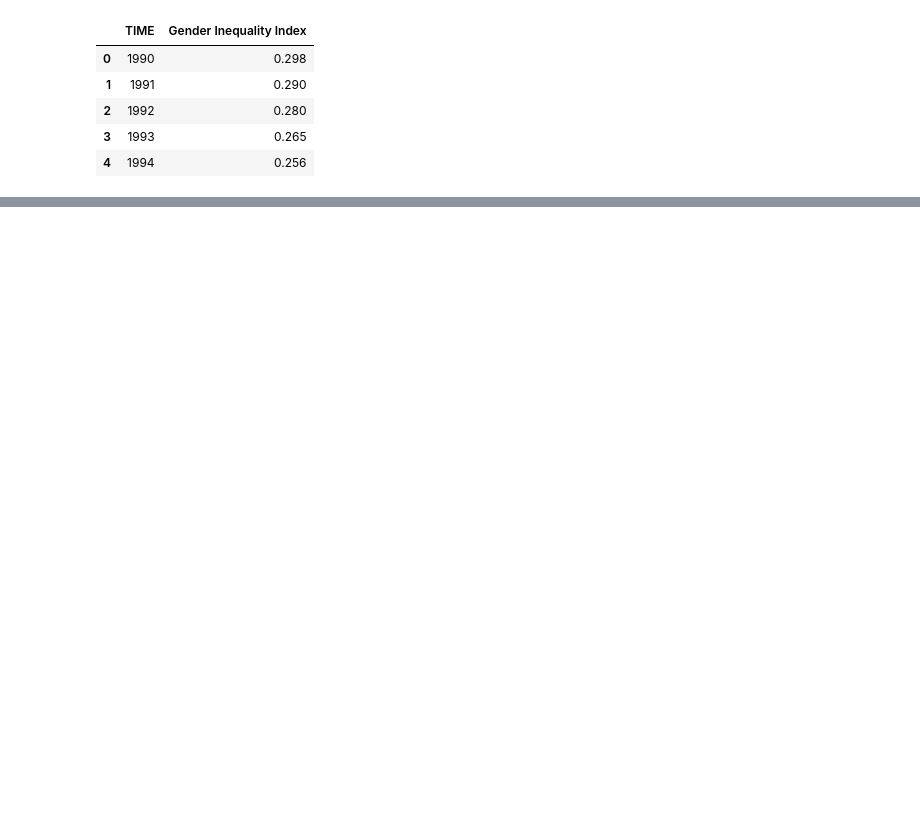
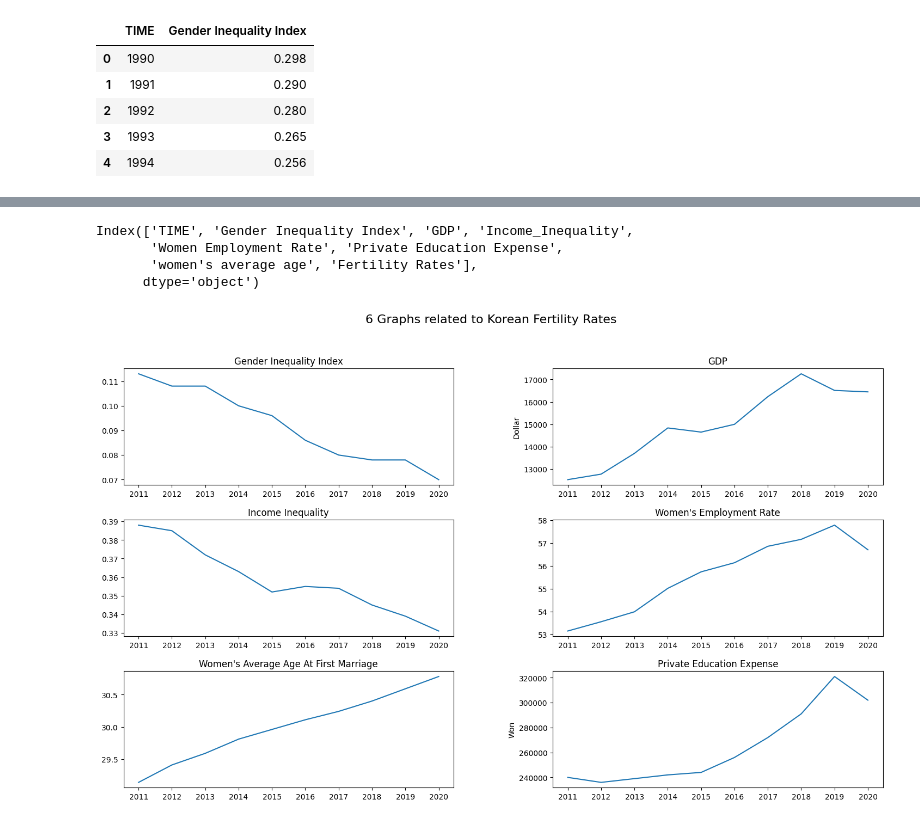
Before and after one commit to ikkjun/Declining_Fertility_Rates, a Jupyter notebook: Declining_Fertility_Rates.ipynb, the cells around one changed output, grey strips where cells are left out. Saved outputs shown, nothing was run; the diff lists cells and outputs as text; code cells hidden in the pictures; blank space fills up the shorter version.

```diff
--- a/Declining_Fertility_Rates.ipynb
+++ b/Declining_Fertility_Rates.ipynb
@@ -224,0 +232,4 @@ df_kor_11_21
+# %%
+df_kor_11_20 = df_kor.loc[41:50]
+df_kor_11_20 = df_kor_11_20.set_index('TIME')
+df_kor_11_20
@@ -257,2 +272,7 @@ df_gii_kor
 # %%
-df_dfr.columns
+df_kor.columns
+# %% [output]
+Index(['TIME', 'Gender Inequality Index', 'GDP', 'Income_Inequality',
+       'Women Employment Rate', 'Private Education Expense',
+       'women's average age', 'Fertility Rates'],
+      dtype='object')
@@ -263,0 +279,51 @@ df_wip_kor
+# %%
+# 데이터프레임 생성
+df = pd.DataFrame({
+    'x': df_kor_11_20.index,
+    'y1': df_kor_11_20['Gender Inequality Index'].to_xarray(),
+    'y2': df_kor_11_20['GDP'].to_xarray(),
+    'y3': df_kor_11_20['Income_Inequality'].to_xarray(),
+    'y4': df_kor_11_20['Women Employment Rate'].to_xarray(),
+    'y5': df_kor_11_20["women's average age"].to_xarray(),
+    'y6': df_kor_11_20['Private Education Expense'].to_xarray()
+})
+
+# Figure와 Axes 생성
+fig, axes = plt.subplots(nrows=3, ncols=2, figsize=(18, 10))
+
+
+# 각 Axes에 그래프 그리기
+axes[0, 0].plot(df['x'], df['y1'])
+axes[0, 0].set_xticks(np.arange(2011, 2021))
+axes[0, 0].set_title('Gender Inequality Index')
+
+axes[0, 1].plot(df['x'], df['y2'])
+axes[0, 1].set_xticks(np.arange(2011, 2021))
+axes[0, 1].set_ylabel('Dollar')
+axes[0, 1].set_title('GDP')
+
+axes[1, 0].plot(df['x'], df['y3'])
+axes[1, 0].set_xticks(np.arange(2011, 2021))
+axes[1, 0].set_title('Income Inequality')
+
+axes[1, 1].plot(df['x'], df['y4'])
+axes[1, 1].set_xticks(np.arange(2011, 2021))
+axes[1, 1].set_title("Women's Employment Rate")
+
+axes[2, 0].plot(df['x'], df['y5'])
+axes[2, 0].set_xticks(np.arange(2011, 2021))
+axes[2, 0].set_title("Women's Average Age At First Marriage")
+
+axes[2, 1].plot(df['x'], df['y6'])
+axes[2, 1].set_xticks(np.arange(2011, 2021))
+axes[2, 1].set_ylabel('Won')
+axes[2, 1].set_title('Private Education Expense')
+
+# 전체 그래프 제목 설정
+fig.suptitle('6 Graphs related to Korean Fertility Rates', fontsize=16)
+fig.subplots_adjust(hspace=0.3, wspace=0.3)
+
+# 그래프 출력
+plt.show()
+# %% [output]
+[figure, added]
```
Also changed, not shown: parts of 15 cells of this notebook.
